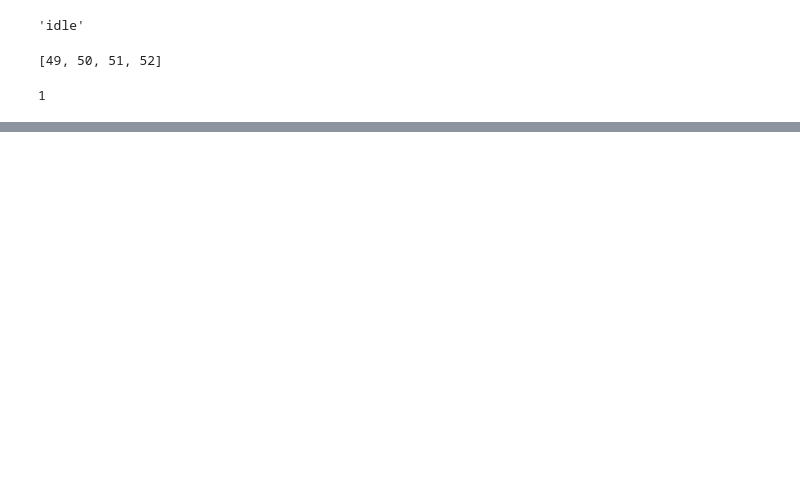
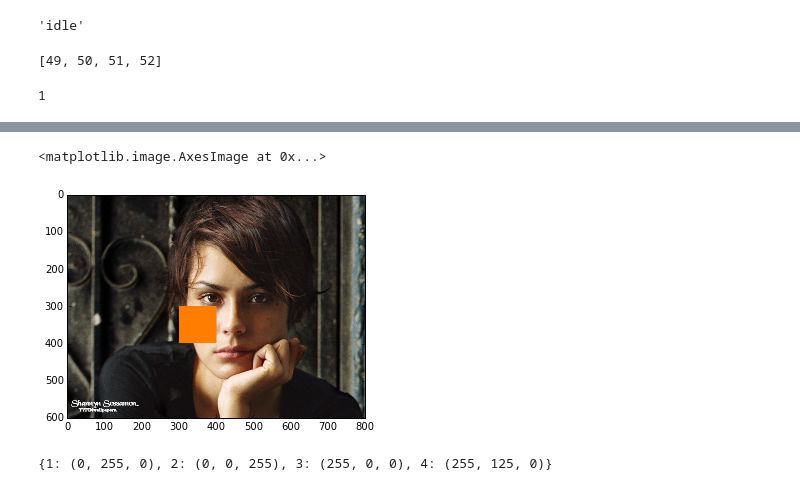
Before and after one commit to anich003/opencv_practice, a Jupyter notebook: scratchpad.ipynb, the cells around one changed output, grey strips where cells are left out. Cells and saved outputs as stored; diff of their text form; code cells hidden in the pictures; blank space fills up the shorter version.

```diff
--- a/scratchpad.ipynb
+++ b/scratchpad.ipynb
@@ -20,3 +9,19 @@ mode_color[mode]
+# %%
+# initialize global variables
+painting = False
+points   = set()
+modes    = ['idle','label','erase']
+mode_idx = 0
+mode     = modes[mode_idx]
+labels   = [1,2,3,4]
+current_label = labels[0]
+
+label_colors = {
+    1:(0,255,0),
+    2:(0,0,255),
+    3:(255,0,0),
+    4:(255,125,0)
+}
 # %%
 s = set(((2,3,False),(2,3,True)))
 s.add((2,3,True))
@@ -102,0 +128,16 @@ int(chr(49))
+# %%
+cpy = img.copy()
+
+# cpy[150:200,350:400]  = label_colors[1]
+# cpy[100:200,100:125]  = label_colors[2]
+# cpy[450:500,200:300]  = label_colors[3]
+cpy[300:400,300:400]  = label_colors[4]
+
+plt.imshow(cpy)
+# %% [output]
+<matplotlib.image.AxesImage at 0x...>
+[figure, added]
+# %%
+label_colors
+# %% [output]
+{1: (0, 255, 0), 2: (0, 0, 255), 3: (255, 0, 0), 4: (255, 125, 0)}
```
Also changed, not shown: parts of 30 cells of this notebook, 2 other files.
